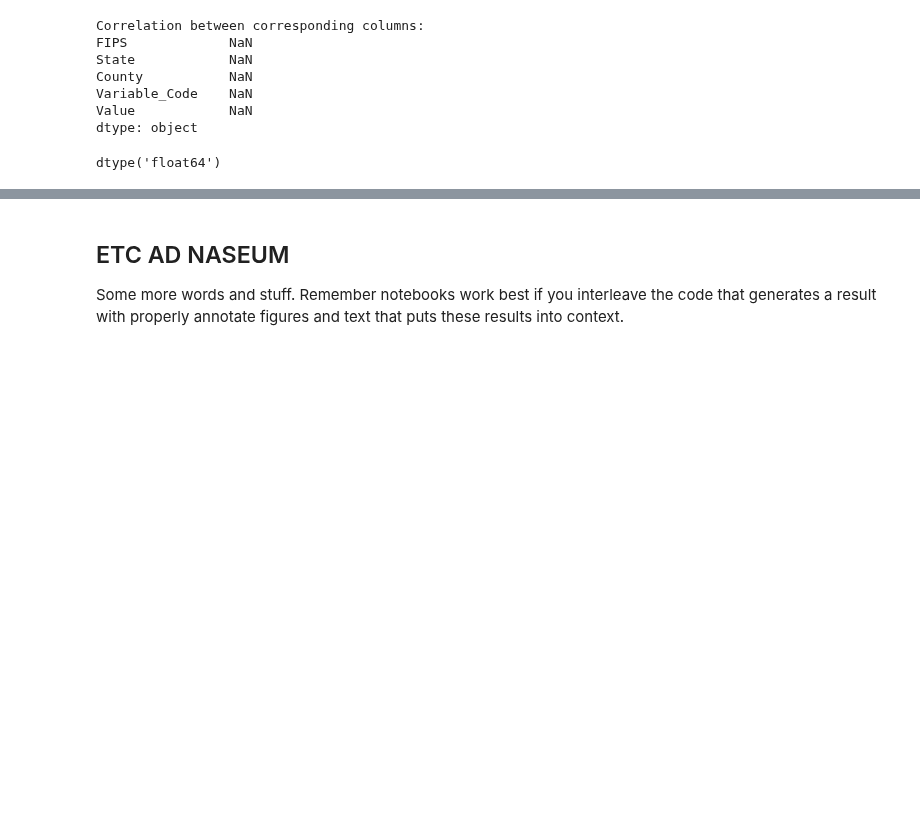
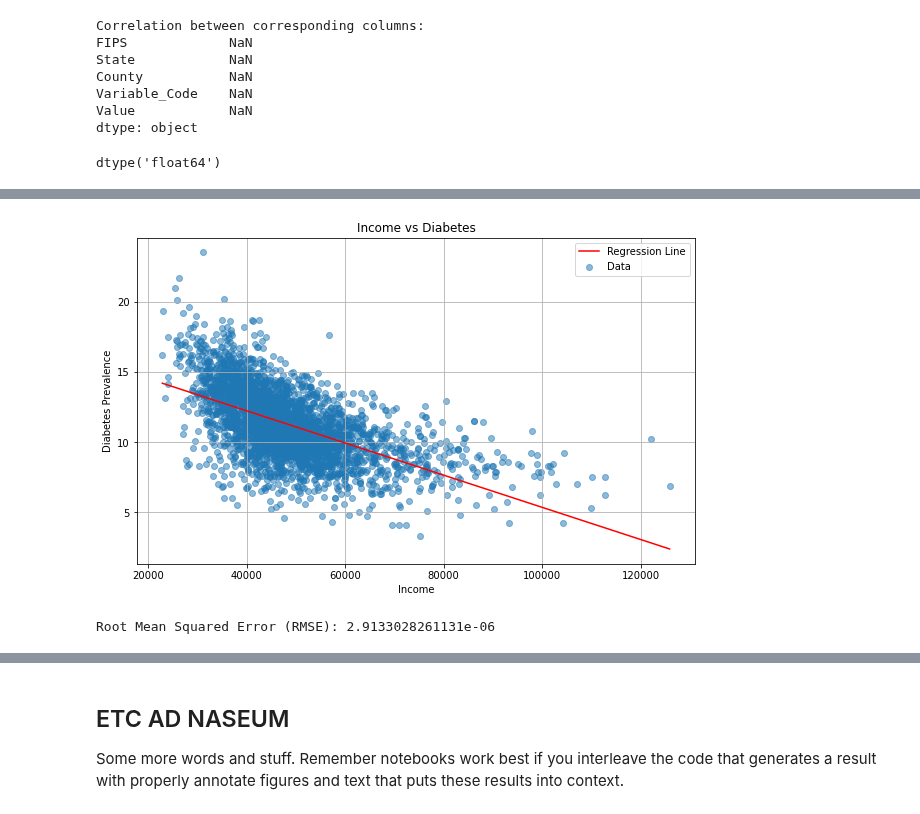
Before and after one commit to edwin815/diabetes_analysis, a Jupyter notebook: FinalProject_Group132_WI24.ipynb, the cells around one changed output, grey strips where cells are left out. Cells and saved outputs as stored; diff of their text form; code cells hidden in the pictures; blank space fills up the shorter version.

```diff
--- a/FinalProject_Group132_WI24.ipynb
+++ b/FinalProject_Group132_WI24.ipynb
@@ -878,0 +851,8 @@ ValueError: Multi-dimensional indexing (e.g. `obj[:, None]`) is no longer suppor
+# %%
+# Plotting the scatterplot
+income_df.rename(columns={'Value': 'income_val'}, inplace=True)
+diabetes_df.rename(columns={'Value': 'diabetes_val'}, inplace=True)
+
+common_df = pd.merge(income_df, diabetes_df, on=['County', 'State'], how='inner')
+
+common_df.head()
@@ -878,0 +874,29 @@ ValueError: Multi-dimensional indexing (e.g. `obj[:, None]`) is no longer suppor
+# %%
+import matplotlib.pyplot as plt
+from scipy.stats import linregress
+import numpy as np
+
+# Scatter plot
+plt.figure(figsize=(10, 6))
+plt.scatter(common_df["income_val"], common_df['diabetes_val'], alpha=0.5, label='Data')
+
+# Perform linear regression
+slope, intercept, r_value, p_value, std_err = linregress(common_df["income_val"], common_df['diabetes_val'])
+
+# Plot regression line
+x_values = np.array([min(common_df["income_val"]), max(common_df["income_val"])])
+y_values = slope * x_values + intercept
+plt.plot(x_values, y_values, color='red', label='Regression Line')
+
+plt.title('Income vs Diabetes')
+plt.xlabel('Income')
+plt.ylabel('Diabetes Prevalence')
+plt.legend()
+plt.grid(True)
+plt.show()
+
+# Print the error
+print("Root Mean Squared Error (RMSE):", std_err)
+# %% [output]
+[figure, added]
+Root Mean Squared Error (RMSE): 2.9133028261131e-06
```
Also changed, not shown: parts of 9 cells of this notebook.
